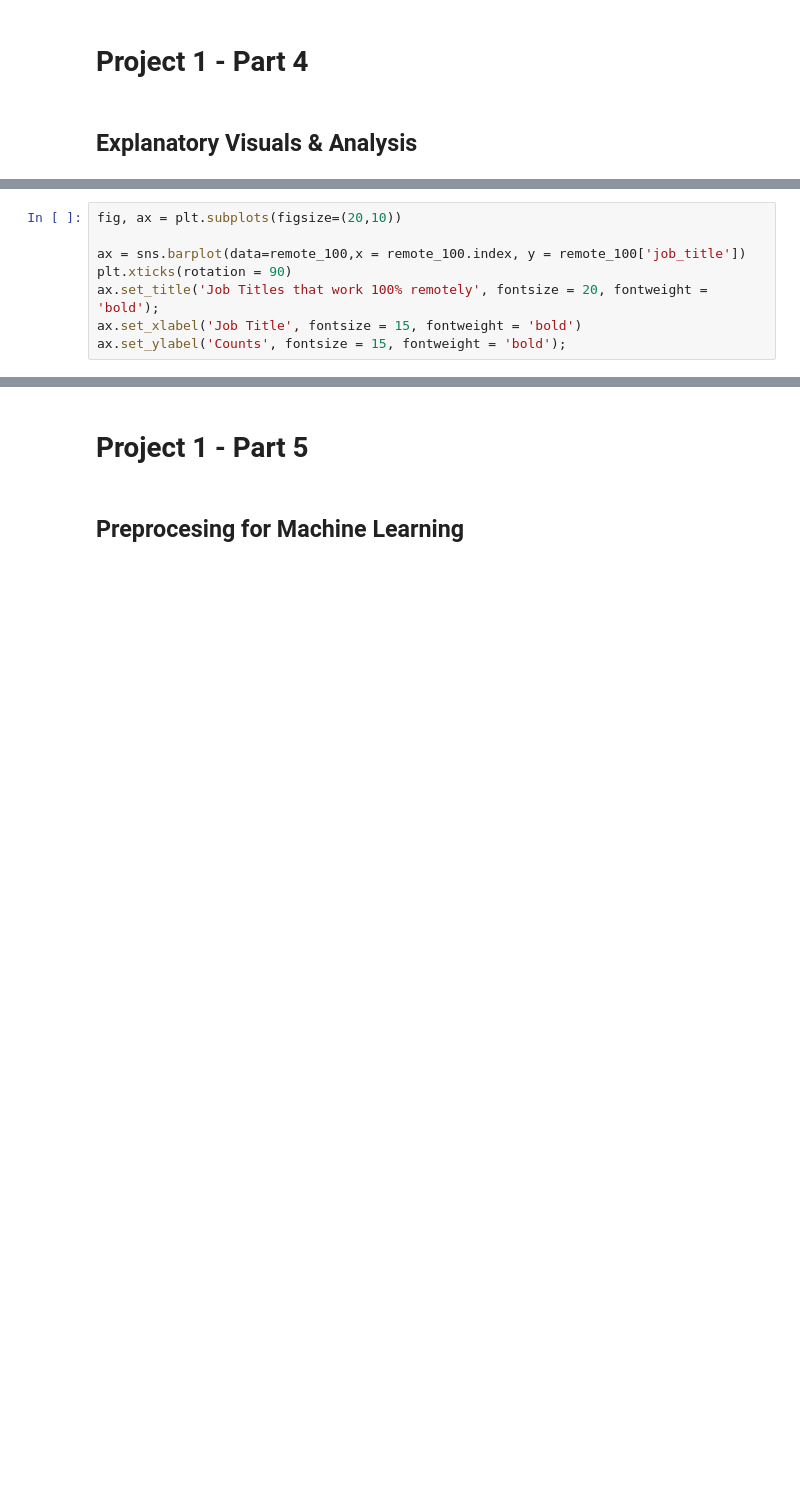
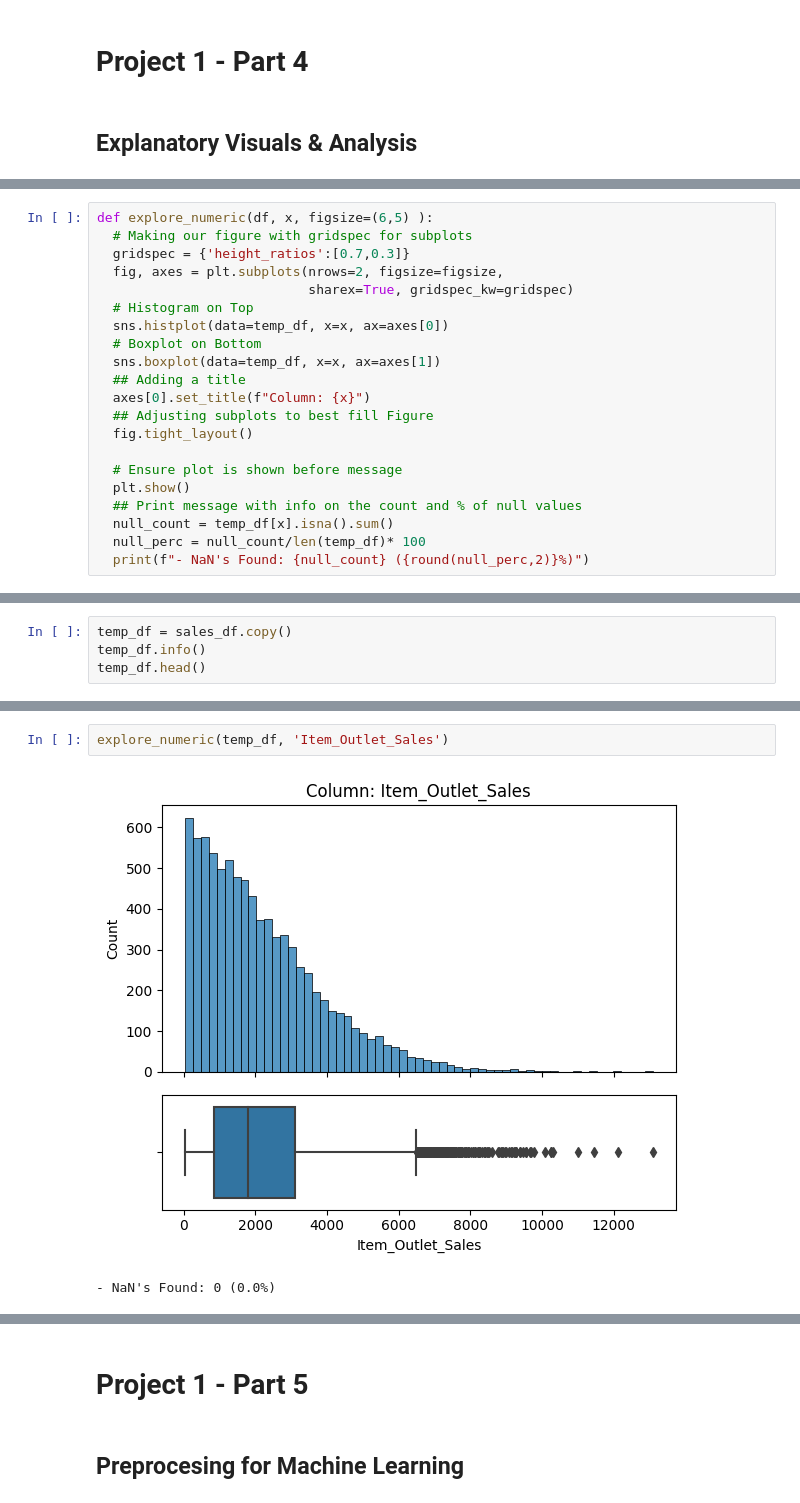
Before and after one commit to BacusLR/sales-predictions, a Jupyter notebook: Bacus_sales_predictions_df(Project1).ipynb, the cells around one changed output, grey strips where cells are left out. Drawn from its saved outputs; the diff is of its cells as text; blank space fills up the shorter version.

```diff
--- a/Bacus_sales_predictions_df(Project1).ipynb
+++ b/Bacus_sales_predictions_df(Project1).ipynb
@@ -1058,8 +896,0 @@ remote_100.head()
-# %%
-fig, ax = plt.subplots(figsize=(20,10))
-
-ax = sns.barplot(data=remote_100,x = remote_100.index, y = remote_100['job_title'])
-plt.xticks(rotation = 90)
-ax.set_title('Job Titles that work 100% remotely', fontsize = 20, fontweight = 'bold');
-ax.set_xlabel('Job Title', fontsize = 15, fontweight = 'bold')
-ax.set_ylabel('Counts', fontsize = 15, fontweight = 'bold');
@@ -1092,0 +974,21 @@ ax.yaxis.set_major_formatter(price_fmt_100k)
+# %%
+def explore_numeric(df, x, figsize=(6,5) ):
+  # Making our figure with gridspec for subplots
+  gridspec = {'height_ratios':[0.7,0.3]}
+  fig, axes = plt.subplots(nrows=2, figsize=figsize,
+                           sharex=True, gridspec_kw=gridspec)
+  # Histogram on Top
+  sns.histplot(data=temp_df, x=x, ax=axes[0])
+  # Boxplot on Bottom
+  sns.boxplot(data=temp_df, x=x, ax=axes[1])
+  ## Adding a title
+  axes[0].set_title(f"Column: {x}")
+  ## Adjusting subplots to best fill Figure
+  fig.tight_layout()
+
+  # Ensure plot is shown before message
+  plt.show()
+  ## Print message with info on the count and % of null values
+  null_count = temp_df[x].isna().sum()
+  null_perc = null_count/len(temp_df)* 100
+  print(f"- NaN's Found: {null_count} ({round(null_perc,2)}%)")
@@ -1092,0 +1028,4 @@ ax.yaxis.set_major_formatter(price_fmt_100k)
+# %%
+temp_df = sales_df.copy()
+temp_df.info()
+temp_df.head()
@@ -1092,0 +1063,5 @@ ax.yaxis.set_major_formatter(price_fmt_100k)
+# %%
+explore_numeric(temp_df, 'Item_Outlet_Sales')
+# %% [output]
+[figure, added]
+- NaN's Found: 0 (0.0%)
```
Also changed, not shown: parts of 70 cells of this notebook.
